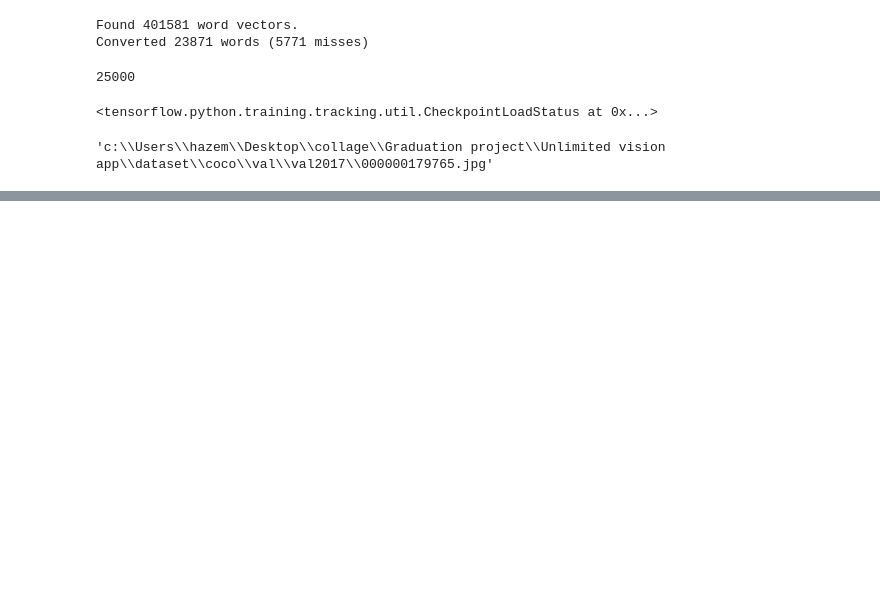
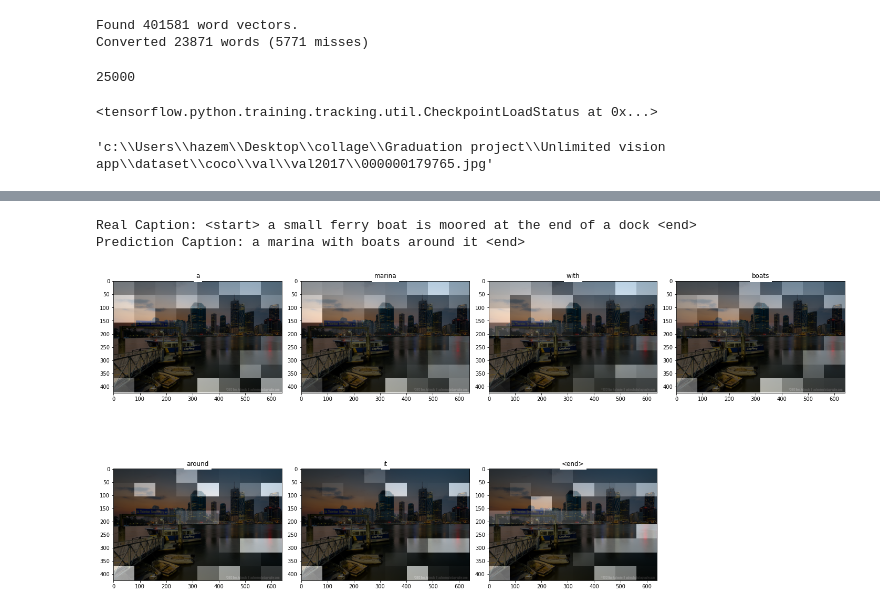
Before and after one commit to hazemkya/unlimited-vision, a Jupyter notebook: evaluation.ipynb, the cells around one changed output, grey strips where cells are left out. Cells and saved outputs as stored; diff of their text form; code cells hidden in the pictures; blank space fills up the shorter version.

```diff
--- a/evaluation.ipynb
+++ b/evaluation.ipynb
@@ -231,0 +249,17 @@ SPICE: 0.099
+# %%
+# captions on the validation set
+rid = np.random.randint(0, len(img_name_val))
+image = img_name_val[rid]
+real_caption = ' '.join([tf.compat.as_text(index_to_word_val(i).numpy())
+                         for i in cap_val[rid] if i not in [0]])
+
+result, attention_plot = evaluate(image, encoder, decoder, image_features_extract_model,
+                                    word_to_index_train, index_to_word_train)
+
+print('Real Caption:', real_caption)
+print('Prediction Caption:', ' '.join(result))
+plot_attention(image, result, attention_plot)
+# %% [output]
+Real Caption: <start> a small ferry boat is moored at the end of a dock <end>
+Prediction Caption: a marina with boats around it <end>
+[figure, added]
```
Also changed, not shown: parts of 7 cells of this notebook, 9 other files.
